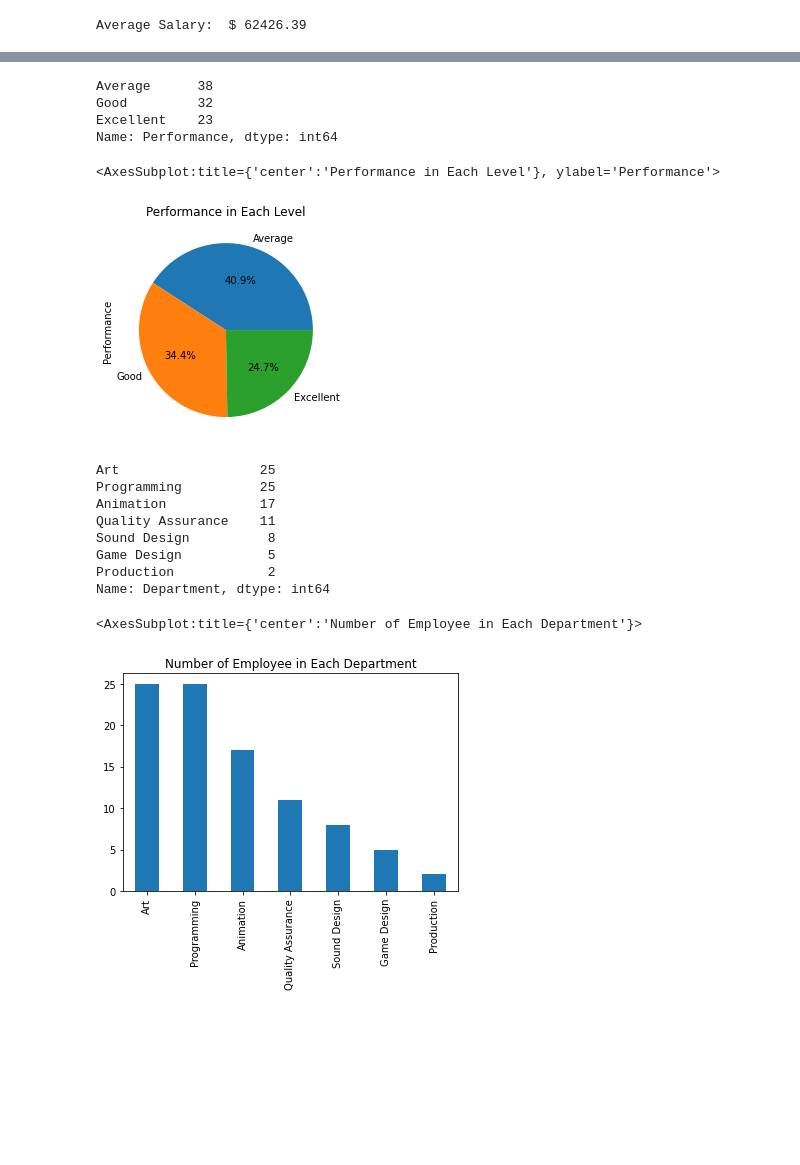
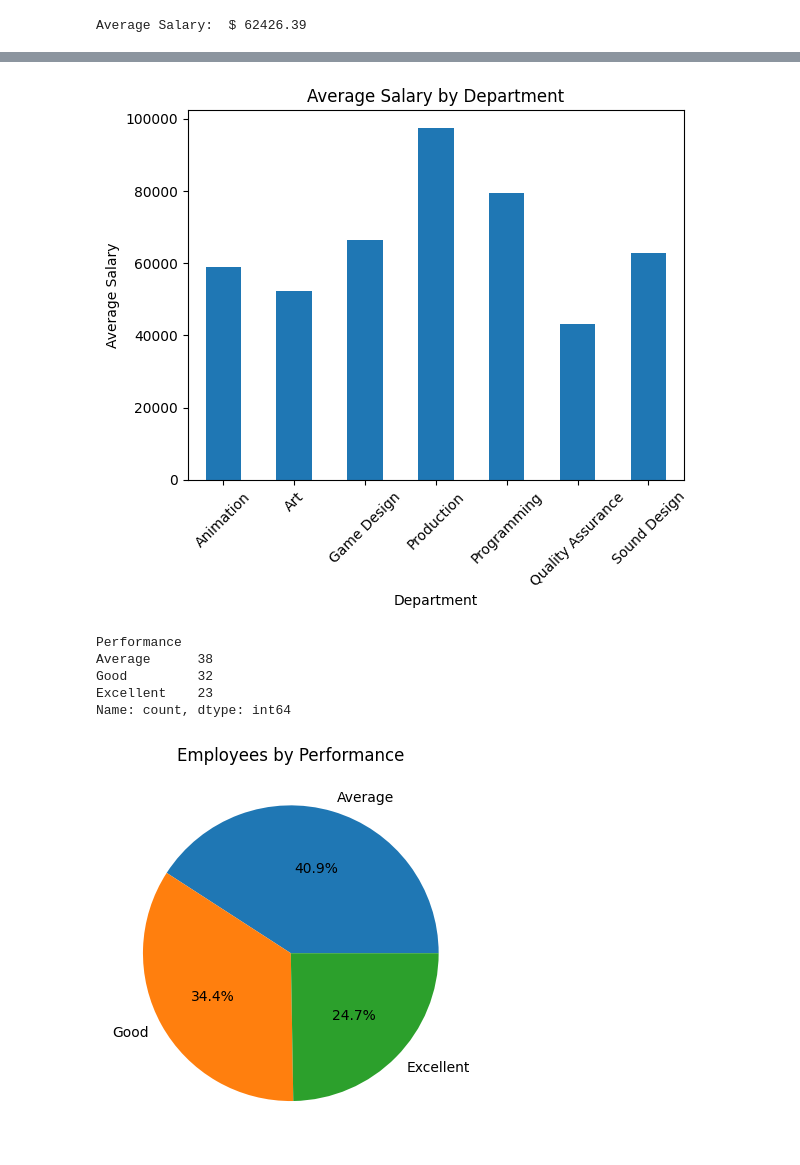
Before and after one commit to Yxtsu-unu/CI345---ML, a Jupyter notebook: HW1_GameSalary_Analysis_Soledad Rodriguez.ipynb, the cells around one changed output, grey strips where cells are left out. Cells and saved outputs as stored; diff of their text form; code cells hidden in the pictures; blank space fills up the shorter version.

```diff
--- a/HW1_GameSalary_Analysis_Soledad Rodriguez.ipynb
+++ b/HW1_GameSalary_Analysis_Soledad Rodriguez.ipynb
@@ -300,13 +326,16 @@ Name: Salary, dtype: float64
 # %%
 # 17) + 18) Show the number of employees for each performance level
 # and create pie chart (and show percentage)
+
+
+
+avg_salary_dept = df.groupby('Department')['Salary'].mean()
+avg_salary_dept.plot(kind='bar', title='Average Salary by Department')
+plt.ylabel('Average Salary')
+plt.xticks(rotation=45)
+plt.show()
 # %% [output]
-Average      38
-Good         32
-Excellent    23
-Name: Performance, dtype: int64
-<AxesSubplot:title={'center':'Performance in Each Level'}, ylabel='Performance'>
-[figure, old version]
+[figure, new version]
 # %%
 # 19) + 20)
 # Show the number of employee for each department,
@@ -316,14 +345,18 @@ Name: Performance, dtype: int64
 #  .groupby('Department') or df.Department.value_counts()
 #  .sort_values(ascending=False)
 #  .plot
+
+
+perf_counts = df['Performance'].value_counts()
+print(perf_counts)
+
+perf_counts.plot(kind='pie', autopct='%1.1f%%', title='Employees by Performance')
+plt.ylabel('')
+plt.show()
 # %% [output]
-Art                  25
-Programming          25
-Animation            17
-Quality Assurance    11
-Sound Design          8
-Game Design           5
-Production            2
-Name: Department, dtype: int64
+Performance
+Average      38
+Good         32
+Excellent    23
+Name: count, dtype: int64
-<AxesSubplot:title={'center':'Number of Employee in Each Department'}>
-[figure, old version]
+[figure, new version]
```
Also changed, not shown: parts of 14 cells of this notebook.
